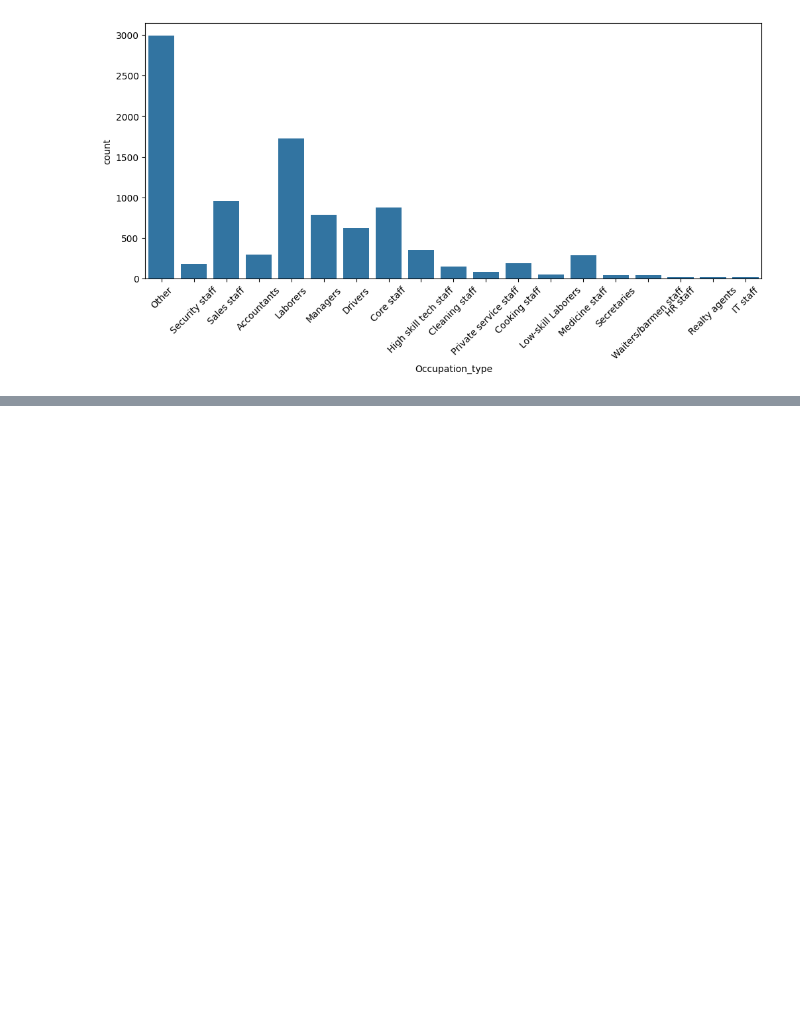
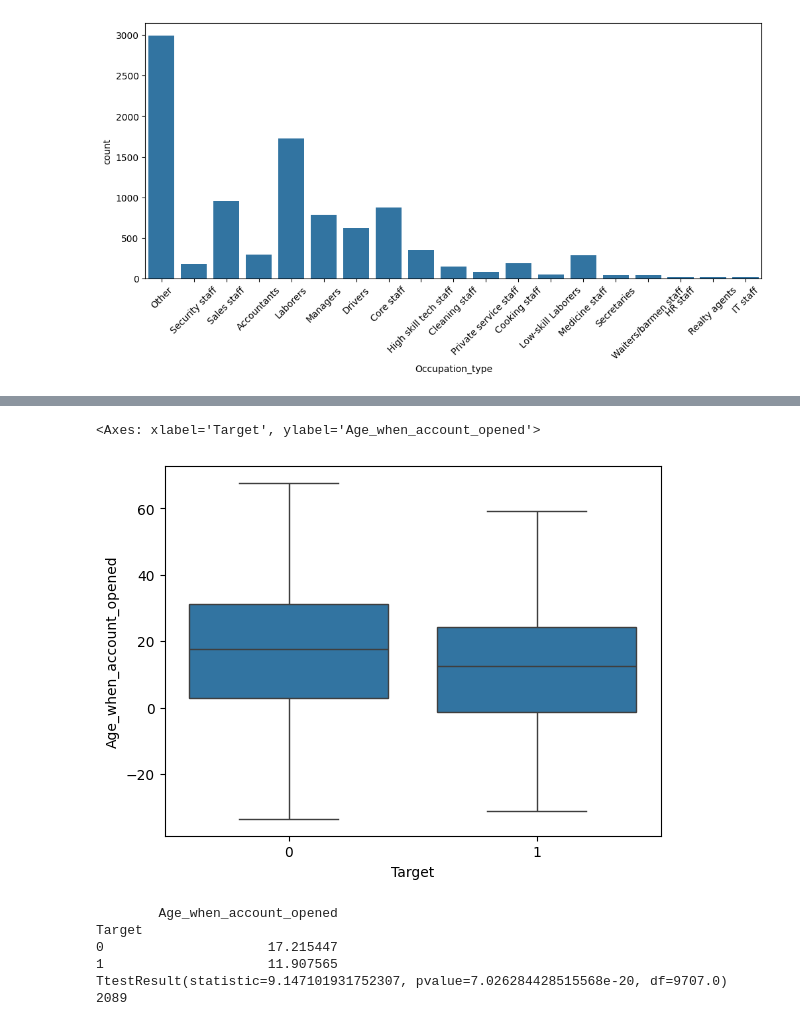
Before and after one commit to NIGHTF1RE/NaturalLanguageProcessing, a Jupyter notebook: One-Shot Notebooks/Credit Card Eligibility/Credit Card Eligibility.ipynb, the cells around one changed output, grey strips where cells are left out. Drawn from its saved outputs; the diff is of its cells as text; code cells hidden in the pictures; blank space fills up the shorter version.

Commit message:
Performed EDA and statistical anlysis for first order effects on credit card eligibility data.

```diff
--- a/One-Shot Notebooks/Credit Card Eligibility/Credit Card Eligibility.ipynb
+++ b/One-Shot Notebooks/Credit Card Eligibility/Credit Card Eligibility.ipynb
@@ -95,0 +117,16 @@ There isn't too much interesting from just the distributions of these categorica
+# %%
+sns.boxplot(x='Target', y='Age_when_account_opened', data=df)
+# %% [output]
+<Axes: xlabel='Target', ylabel='Age_when_account_opened'>
+[figure, added]
+# %%
+print(df.groupby('Target').agg({'Age_when_account_opened':'mean'}))
+print(stats.ttest_ind(df[df['Target'] == 0]['Age_when_account_opened'], df[df['Target'] == 1]['Age_when_account_opened']))
+print(df.loc[df['Age_when_account_opened']<=0,'Age_when_account_opened'].count())
+# %% [output]
+        Age_when_account_opened
+Target
+0                     17.215447
+1                     11.907565
+TtestResult(statistic=9.147101931752307, pvalue=7.026284428515568e-20, df=9707.0)
+2089
```
Also changed, not shown: parts of 20 cells of this notebook.
